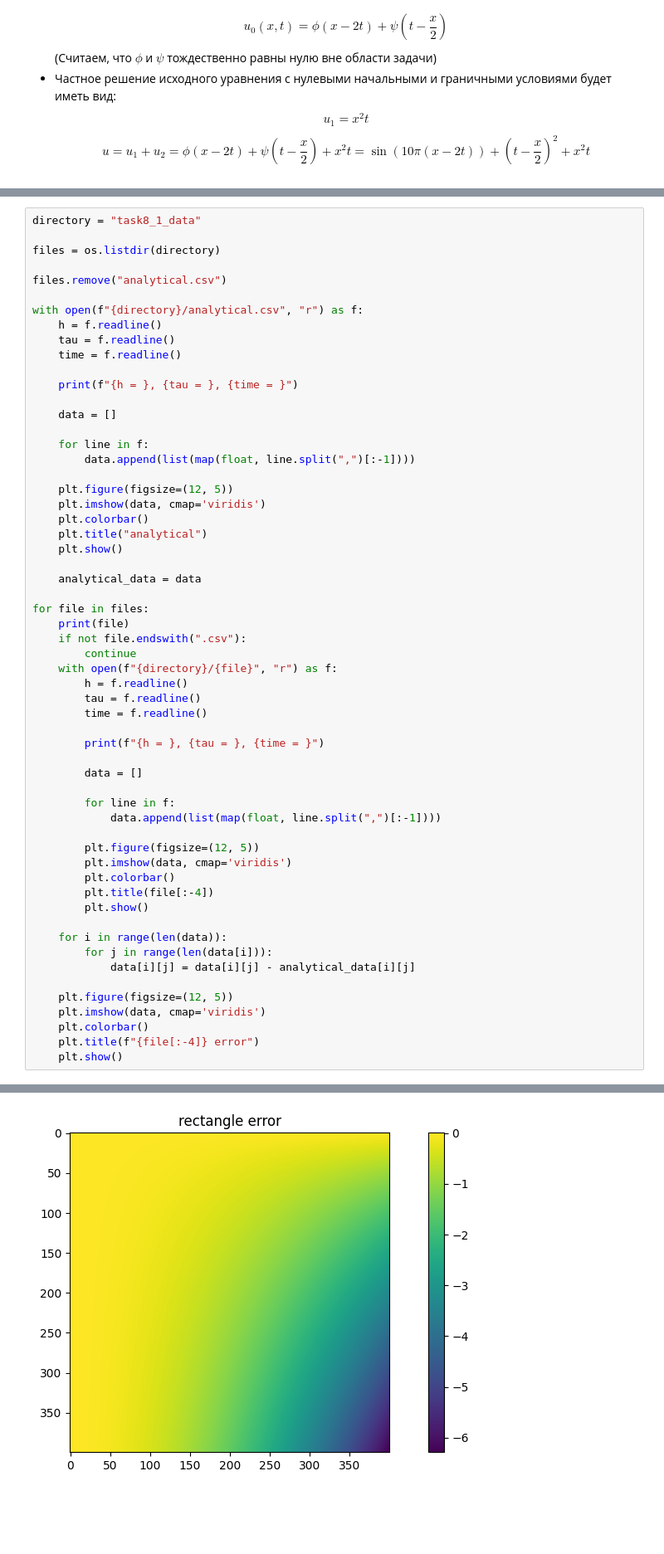
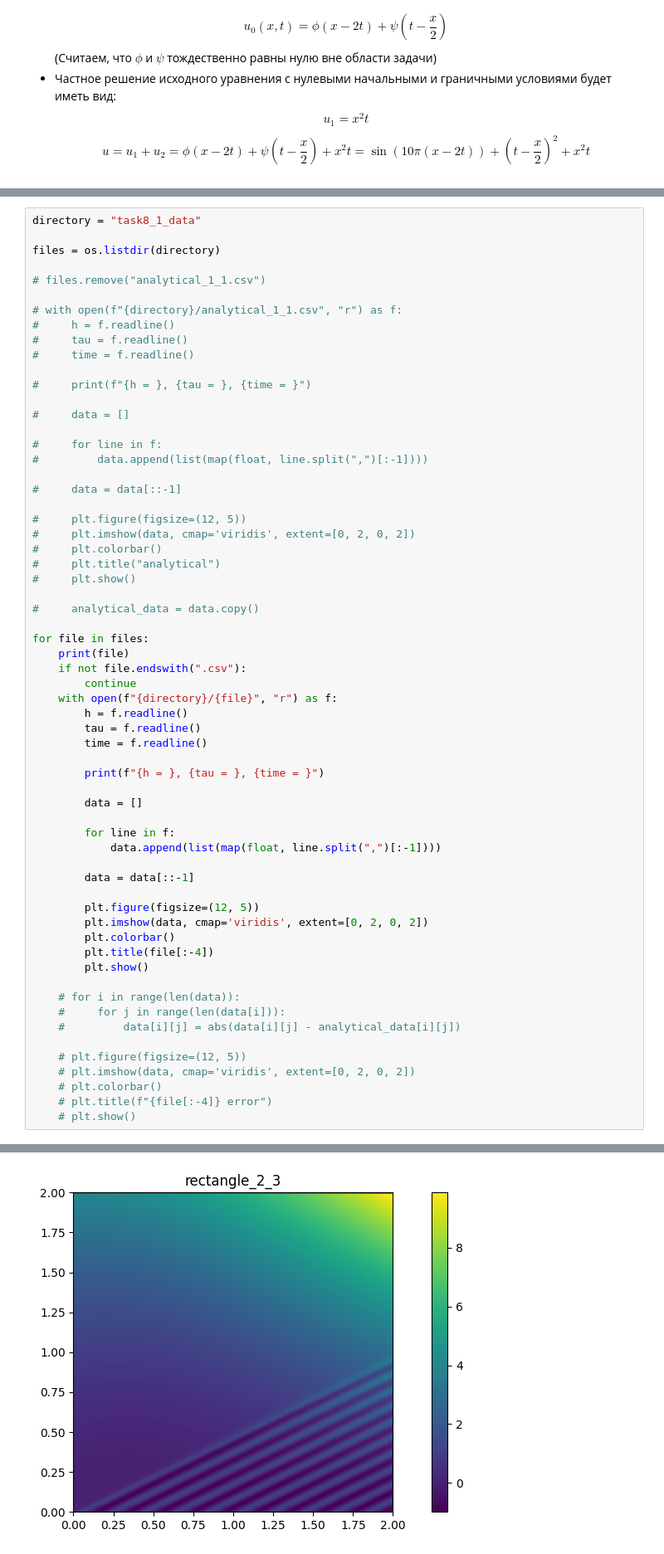
Before and after one commit to vlad-cool/MiptCompMath, a Jupyter notebook: task8_1.ipynb, the cells around one changed output, grey strips where cells are left out. Shown at 83% size. Cells and saved outputs as stored; diff of their text form; blank space fills up the shorter version.

```diff
--- a/task8_1.ipynb
+++ b/task8_1.ipynb
@@ -32,27 +46,29 @@ directory = "task8_1_data"
 
 files = os.listdir(directory)
 
-files.remove("analytical.csv")
+# files.remove("analytical_1_1.csv")
 
-with open(f"{directory}/analytical.csv", "r") as f:
-    h = f.readline()
-    tau = f.readline()
-    time = f.readline()
+# with open(f"{directory}/analytical_1_1.csv", "r") as f:
+#     h = f.readline()
+#     tau = f.readline()
+#     time = f.readline()
 
-    print(f"{h = }, {tau = }, {time = }")
+#     print(f"{h = }, {tau = }, {time = }")
 
-    data = []
+#     data = []
 
-    for line in f:
-        data.append(list(map(float, line.split(",")[:-1])))
+#     for line in f:
+#         data.append(list(map(float, line.split(",")[:-1])))
 
-    plt.figure(figsize=(12, 5))
-    plt.imshow(data, cmap='viridis')
-    plt.colorbar()
-    plt.title("analytical")
-    plt.show()
+#     data = data[::-1]
 
-    analytical_data = data
+#     plt.figure(figsize=(12, 5))
+#     plt.imshow(data, cmap='viridis', extent=[0, 2, 0, 2])
+#     plt.colorbar()
+#     plt.title("analytical")
+#     plt.show()
+
+#     analytical_data = data.copy()
 
 for file in files:
     print(file)
@@ -70,19 +86,21 @@ for file in files:
         for line in f:
             data.append(list(map(float, line.split(",")[:-1])))
 
+        data = data[::-1]
+
         plt.figure(figsize=(12, 5))
-        plt.imshow(data, cmap='viridis')
+        plt.imshow(data, cmap='viridis', extent=[0, 2, 0, 2])
         plt.colorbar()
         plt.title(file[:-4])
         plt.show()
 
-    for i in range(len(data)):
-        for j in range(len(data[i])):
-            data[i][j] = data[i][j] - analytical_data[i][j]
+    # for i in range(len(data)):
+    #     for j in range(len(data[i])):
+    #         data[i][j] = abs(data[i][j] - analytical_data[i][j])
 
-    plt.figure(figsize=(12, 5))
-    plt.imshow(data, cmap='viridis')
-    plt.colorbar()
-    plt.title(f"{file[:-4]} error")
-    plt.show()
+    # plt.figure(figsize=(12, 5))
+    # plt.imshow(data, cmap='viridis', extent=[0, 2, 0, 2])
+    # plt.colorbar()
+    # plt.title(f"{file[:-4]} error")
+    # plt.show()
 # %% [output]
@@ -94 +115 @@ h = '0.0001\n', tau = '0.0001\n', time = '6.229066894\n'
-[figure, old version]
+[figure, new version]
```
Also changed, not shown: parts of 2 cells of this notebook, 22 other files.
